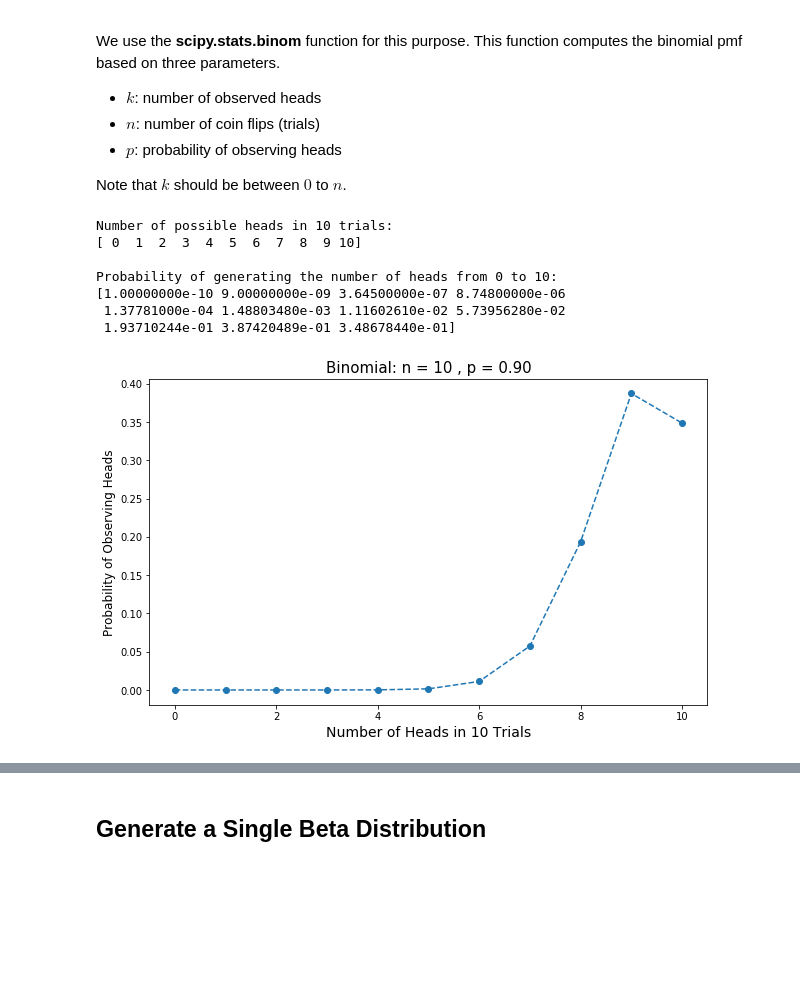
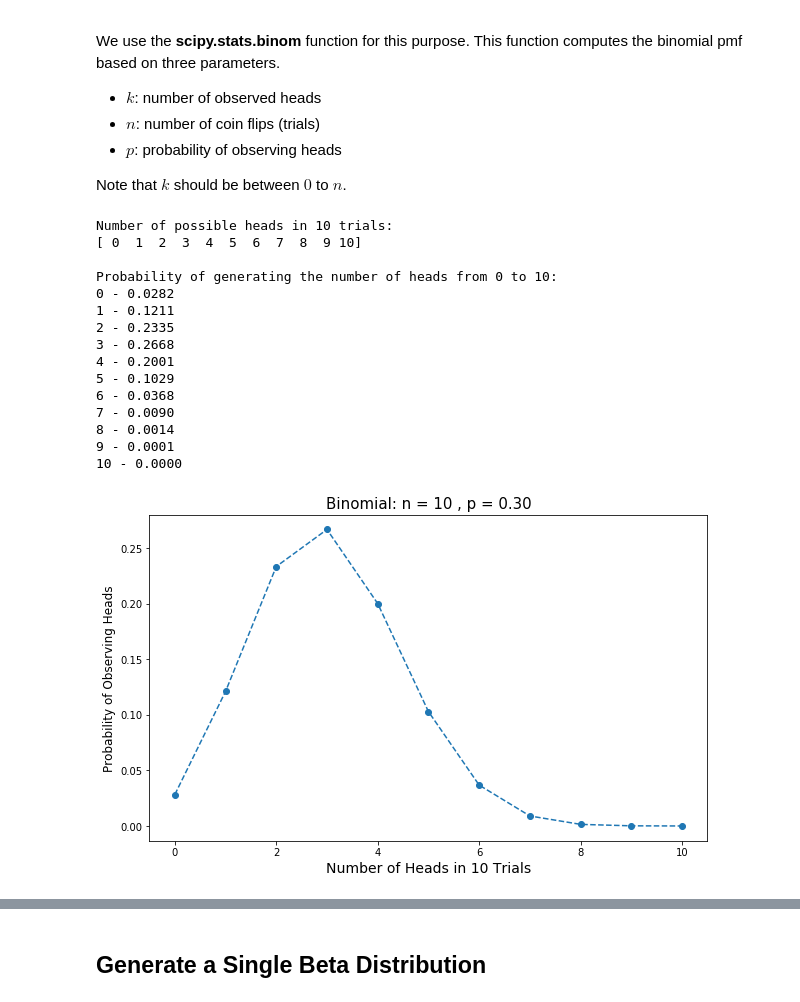
Before and after one commit to rhasanbd/Frequentist-and-Bayesian-Learning-for-Binomial-Distribution, a Jupyter notebook: Frequentist And Bayesian Learning-Binomial Distribution.ipynb, the cells around one changed output, grey strips where cells are left out. Cells and saved outputs as stored; diff of their text form; code cells hidden in the pictures; blank space fills up the shorter version.

```diff
--- a/Frequentist And Bayesian Learning-Binomial Distribution.ipynb
+++ b/Frequentist And Bayesian Learning-Binomial Distribution.ipynb
@@ -31,43 +38,49 @@ Note that $k$ should be between $0$ to $n$.
 # %%
 # Binomial Distribution for coin flips
 # Generate the Binomial Distribution PMF
 
 
-from scipy.stats import binom
-import matplotlib.pyplot as plt
-import numpy as np
+n = 10    # No. of coin flips
+p = 0.3   # Probability of observing head
 
-n = 10    # No. of coin flips
-p = 0.9   # Probability of observing head
-
-# Possible no. of heads observed after the flip; Example: k = 0 if head was not observed in n trials
+# Possible no. of heads observed after the flip starting from 0
+# Example: k = 0 if head was not observed in n trials
 k = np.arange(0, n+1)
 
 # Generate the binomial distribution pmf
 binomial = binom.pmf(k, n, p)
 
 print("Number of possible heads in %d trials: " % n)
 print(k)
 
 print("\nProbability of generating the number of heads from 0 to %d: " % n)
-print(binomial)
+for i, j in zip(k, k):
+    print("%d - %.4f" % (i, binomial[j]))
 
 
 plt.figure(figsize=(10, 6))
 plt.plot(k, binomial, 'o--')
 plt.title('Binomial: n = %i , p = %.2f' % (n, p), fontsize = 15)
 plt.xlabel('Number of Heads in %i Trials' % n, fontsize = 14)
 plt.ylabel('Probability of Observing Heads', fontsize = 12)
 plt.show()
 # %% [output]
 Number of possible heads in 10 trials:
 [ 0  1  2  3  4  5  6  7  8  9 10]
 
 Probability of generating the number of heads from 0 to 10:
-[1.00000000e-10 9.00000000e-09 3.64500000e-07 8.74800000e-06
- 1.37781000e-04 1.48803480e-03 1.11602610e-02 5.73956280e-02
- 1.93710244e-01 3.87420489e-01 3.48678440e-01]
+0 - 0.0282
+1 - 0.1211
+2 - 0.2335
+3 - 0.2668
+4 - 0.2001
+5 - 0.1029
+6 - 0.0368
+7 - 0.0090
+8 - 0.0014
+9 - 0.0001
+10 - 0.0000
-[figure, old version]
+[figure, new version]
 # %% [markdown]
 # Beta Distribution
 
```
Also changed, not shown: parts of 8 cells of this notebook.
